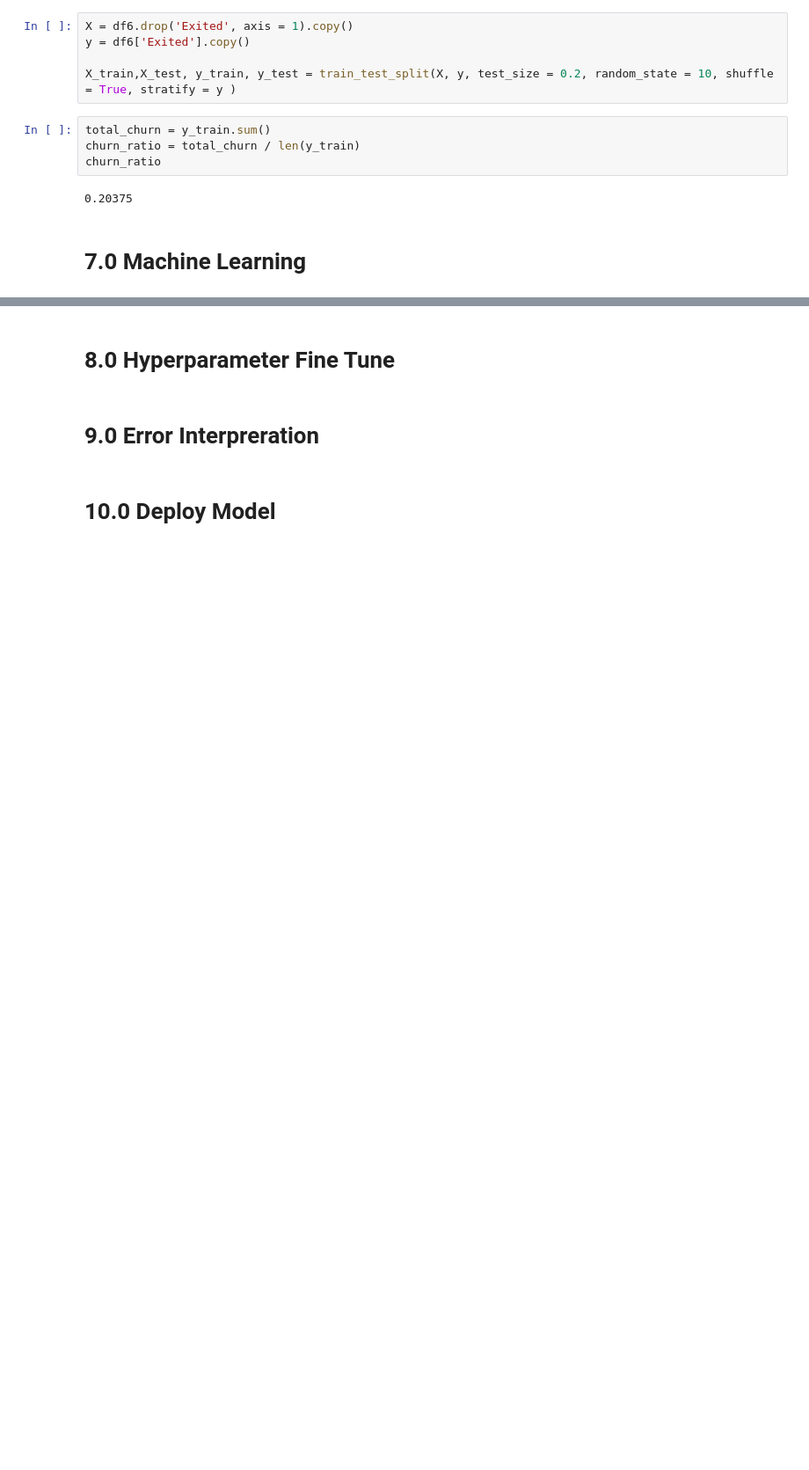
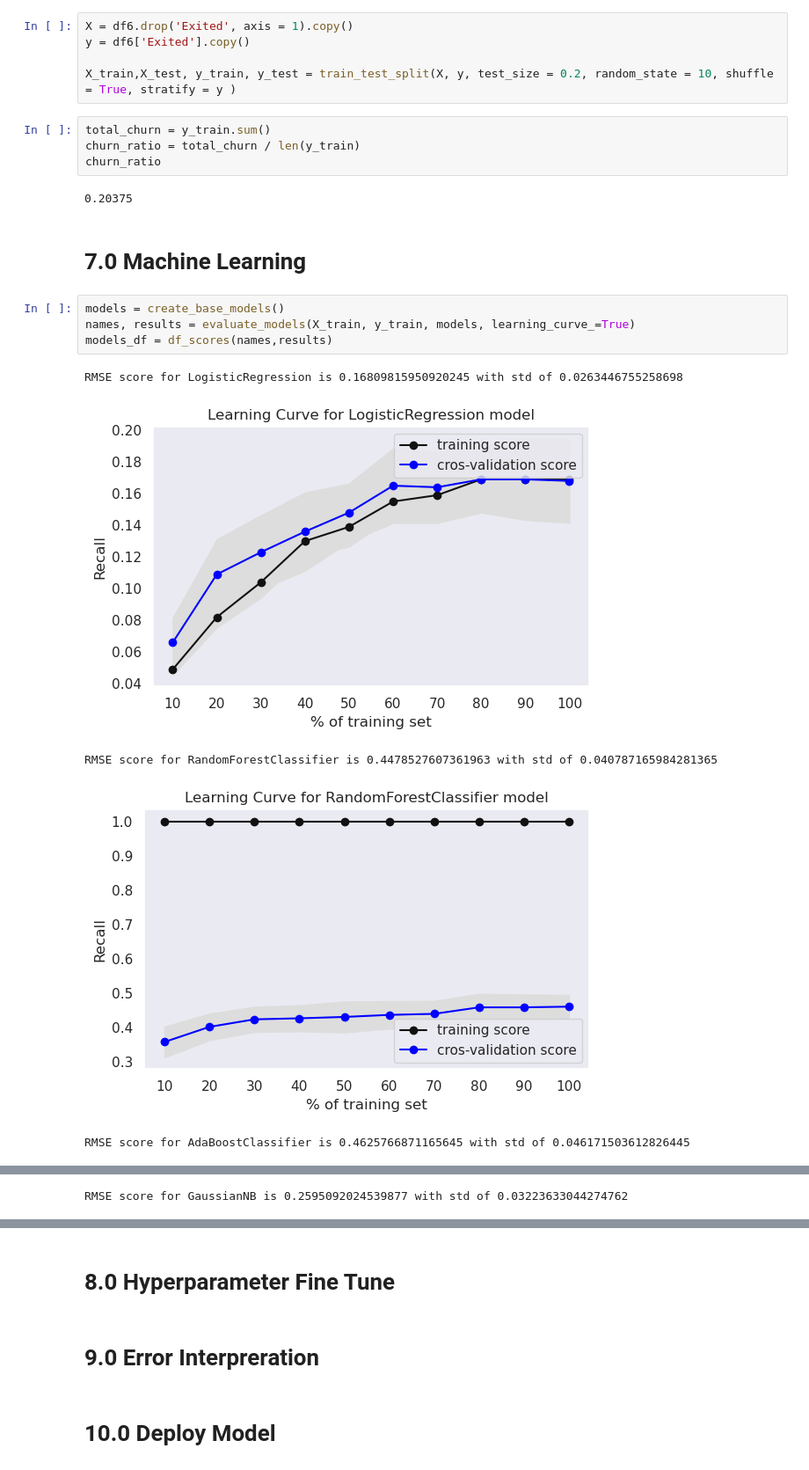
Before and after one commit to jmcabreira/Data-Science-CGP, a Jupyter notebook: notebooks/C01-jc-churnPred.ipynb, the cells around one changed output, grey strips where cells are left out. Shown at 88% size. Drawn from its saved outputs; the diff is of its cells as text; blank space fills up the shorter version.

Commit message:
ml:Add learning curve

```diff
--- a/notebooks/C01-jc-churnPred.ipynb
+++ b/notebooks/C01-jc-churnPred.ipynb
@@ -554,3 +684,13 @@ churn_ratio
 0.20375
 # %% [markdown]
 # 7.0 Machine Learning
+# %%
+models = create_base_models()
+names, results = evaluate_models(X_train, y_train, models, learning_curve_=True)
+models_df = df_scores(names,results)
+# %% [output]
+RMSE score for LogisticRegression is 0.16809815950920245 with std of 0.0263446755258698
+[figure, added]
+RMSE score for RandomForestClassifier is 0.4478527607361963 with std of 0.040787165984281365
+[figure, added]
+RMSE score for AdaBoostClassifier is 0.4625766871165645 with std of 0.046171503612826445
@@ -556,0 +698 @@ churn_ratio
+RMSE score for GaussianNB is 0.2595092024539877 with std of 0.03223633044274762
```
Also changed, not shown: parts of 5 cells of this notebook, 5 other files.
